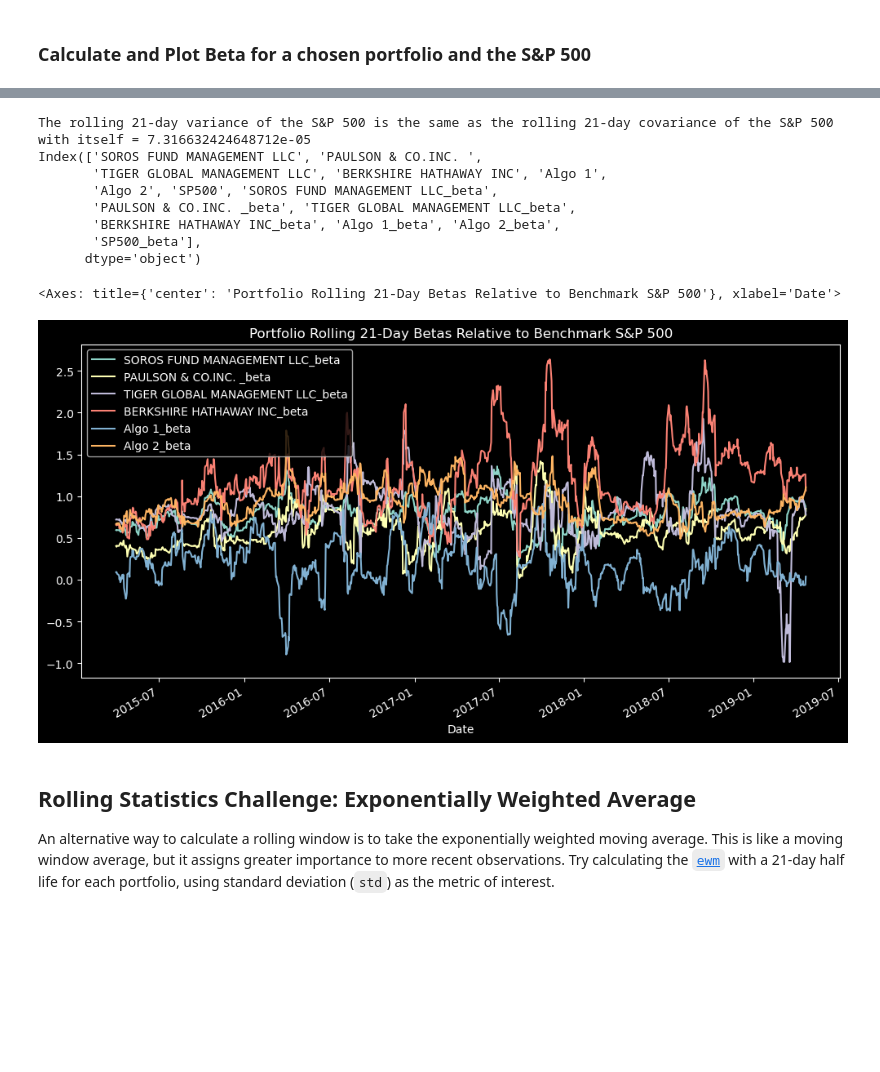
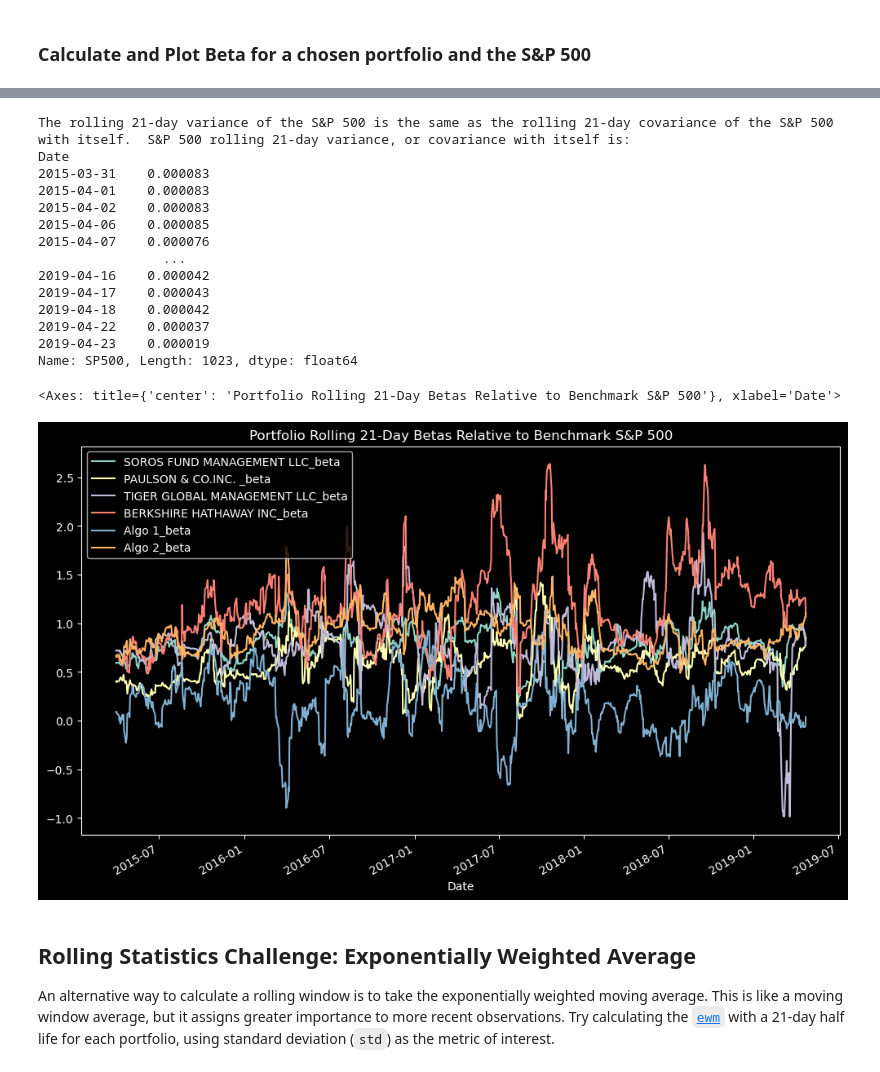
Before and after one commit to boz-tcm/pandas-challenge, a Jupyter notebook: whale_analysis.ipynb, the cells around one changed output, grey strips where cells are left out. Cells and saved outputs as stored; diff of their text form; code cells hidden in the pictures; blank space fills up the shorter version.

```diff
--- a/whale_analysis.ipynb
+++ b/whale_analysis.ipynb
@@ -570,44 +565,60 @@ True
 # %%
-# Plot beta trend (work in progress)
+# Plot beta trend
 rolling_21_day_cov={} # Using nifty dictionary
 for each in returns_df:
     rolling_21_day_cov[each] = returns_df[each].rolling(window=21).cov(returns_df['SP500'])
     #print(f"{each} rolling 21-day covariance with S&P 500 was: {rolling_21_day_cov[each]}") # Nifty dictionary key-value lookup.
     # Could prettify by putting covariance dictionary into dataframe
 #print(rolling_21_day_cov)
+# Clean up the calculated rolling covariance series by dropping the leading n/a's and converting to dataframe object
 rolling_21_day_cov_clean_df = pd.DataFrame(rolling_21_day_cov).dropna().copy() # Since not passing all scalar values, did not have to pass an index by forcing one through wrapping dictionary in list within pd.DataFrame function.
-#rolling_21_day_cov_clean_df
-#rolling_21_day_cov_df = pd.DataFrame([rolling_21_day_cov]).dropna().copy()
-#rolling_21_day_cov_clean_df
+#print(rolling_21_day_cov_clean_df)
 
-# Calculate variance of S&P 500
-print(f"\nThe rolling 21-day variance of the S&P 500 is the same as the rolling 21-day covariance of the S&P 500 with itself = {cov['SP500']}")
-sp500_rolling_21_day_var = rolling_21_day_cov['SP500']
+#print(rolling_21_day_cov_clean_df['SP500'])
+
+# Calculate variance of S&P 500.  v(m) = cov(m,m)
+print(f"\nThe rolling 21-day variance of the S&P 500 is the same as the rolling 21-day covariance of the S&P 500 with itself.  S&P 500 rolling 21-day variance, or covariance with itself is:\n{rolling_21_day_cov_clean_df['SP500']}")
 
 # Computing beta # Lesson here versus previous Notebook cell above is to get dictionary into dataframe as soon as possible, obviates need for messing with another dictionary in the beta routine below.
-# Beta = cov(x,m)/v(m).  Note too, beta is in fact related to correlation, and is proportional to correlation: Beta(x,m) = correlation(x,m) * stdev(x) / stdev(m)
+# Beta = cov(x,m)/v(m), and v(m) = cov(m,m).  Note too, beta is in fact related to correlation, and is proportional to correlation: Beta(x,m) = correlation(x,m) * stdev(x) / stdev(m)
 for each in rolling_21_day_cov_clean_df:
-    rolling_21_day_cov_clean_df[f"{each}_beta"] = rolling_21_day_cov[each]/rolling_21_day_cov['SP500']
+     rolling_21_day_cov_clean_df[f"{each}_beta"] = rolling_21_day_cov_clean_df[each]/rolling_21_day_cov_clean_df['SP500'] # Discovered that this line and the one below produce the same output, to my surprise, because the ASSIGNMENT to the new dataframe column 'beta' IGNORES/SKIPS 'N/As'
+     #print(rolling_21_day_cov_clean_df[f"{each}_beta"])
+     #rolling_21_day_cov_clean_df[f"{each}_beta2"]=(rolling_21_day_cov[each]/rolling_21_day_cov['SP500']) # Original line without the 'clean_df' dataframe reference on the righthand side, thought was in error, but produced same result as preceding line of code
+     #print(rolling_21_day_cov_clean_df[f"{each}_beta"])
+     #test1=rolling_21_day_cov_clean_df[f"{each}_beta"]
+     #print(rolling_21_day_cov[each]/rolling_21_day_cov['SP500'])
+     #print(test1)
+     #rolling_21_day_cov_clean_df[f"{each}_beta"]=(rolling_21_day_cov_clean_df[each]/rolling_21_day_cov_clean_df['SP500'])
+     #test2=rolling_21_day_cov_clean_df[f"{each}_beta"]
+     #print(rolling_21_day_cov_clean_df[each]/rolling_21_day_cov_clean_df['SP500'])
+     #print(test2)
+
 #print(rolling_21_day_cov_clean_df)
-rolling_21_day_cov_clean_df
 
 # Plot beta
 # Columns to plot
 # print(rolling_21_day_cov_clean_df.columns)
 rolling_21_day_cov_clean_df[['SOROS FUND MANAGEMENT LLC_beta',
        'PAULSON & CO.INC. _beta', 'TIGER GLOBAL MANAGEMENT LLC_beta',
-       'BERKSHIRE HATHAWAY INC_beta', 'Algo 1_beta', 'Algo 2_beta']].plot(kind='line', figsize=(12,6), title='Portfolio Rolling 21-Day Betas Relative to Benchmark S&P 500')
+       'BERKSHIRE HATHAWAY INC_beta', 'Algo 1_beta', 'Algo 2_beta']].plot(kind='line', figsize=(12,7), title='Portfolio Rolling 21-Day Betas Relative to Benchmark S&P 500')
 # %% [output]
-The rolling 21-day variance of the S&P 500 is the same as the rolling 21-day covariance of the S&P 500 with itself = 7.316632424648712e-05
-Index(['SOROS FUND MANAGEMENT LLC', 'PAULSON & CO.INC. ',
-       'TIGER GLOBAL MANAGEMENT LLC', 'BERKSHIRE HATHAWAY INC', 'Algo 1',
-       'Algo 2', 'SP500', 'SOROS FUND MANAGEMENT LLC_beta',
-       'PAULSON & CO.INC. _beta', 'TIGER GLOBAL MANAGEMENT LLC_beta',
-       'BERKSHIRE HATHAWAY INC_beta', 'Algo 1_beta', 'Algo 2_beta',
-       'SP500_beta'],
-      dtype='object')
+The rolling 21-day variance of the S&P 500 is the same as the rolling 21-day covariance of the S&P 500 with itself.  S&P 500 rolling 21-day variance, or covariance with itself is:
+Date
+2015-03-31    0.000083
+2015-04-01    0.000083
+2015-04-02    0.000083
+2015-04-06    0.000085
+2015-04-07    0.000076
+                ...
+2019-04-16    0.000042
+2019-04-17    0.000043
+2019-04-18    0.000042
+2019-04-22    0.000037
+2019-04-23    0.000019
+Name: SP500, Length: 1023, dtype: float64
 <Axes: title={'center': 'Portfolio Rolling 21-Day Betas Relative to Benchmark S&P 500'}, xlabel='Date'>
-[figure, old version]
+[figure, new version]
 # %% [markdown]
 ## Rolling Statistics Challenge: Exponentially Weighted Average
 
```
Also changed, not shown: parts of 29 cells of this notebook, 4 other files.
